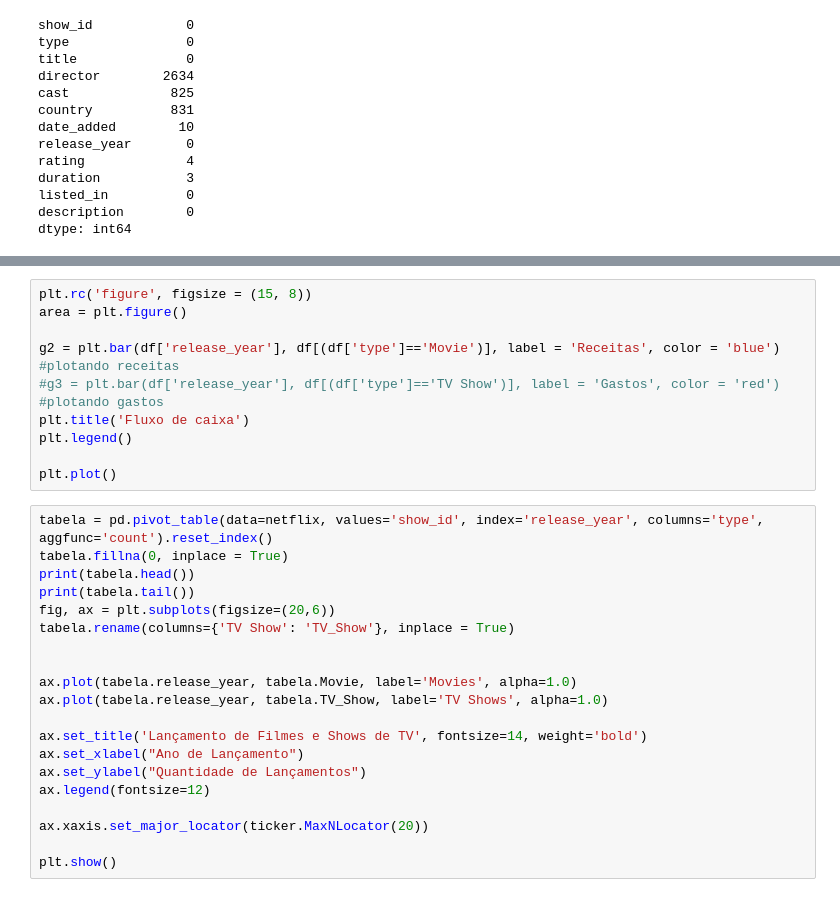
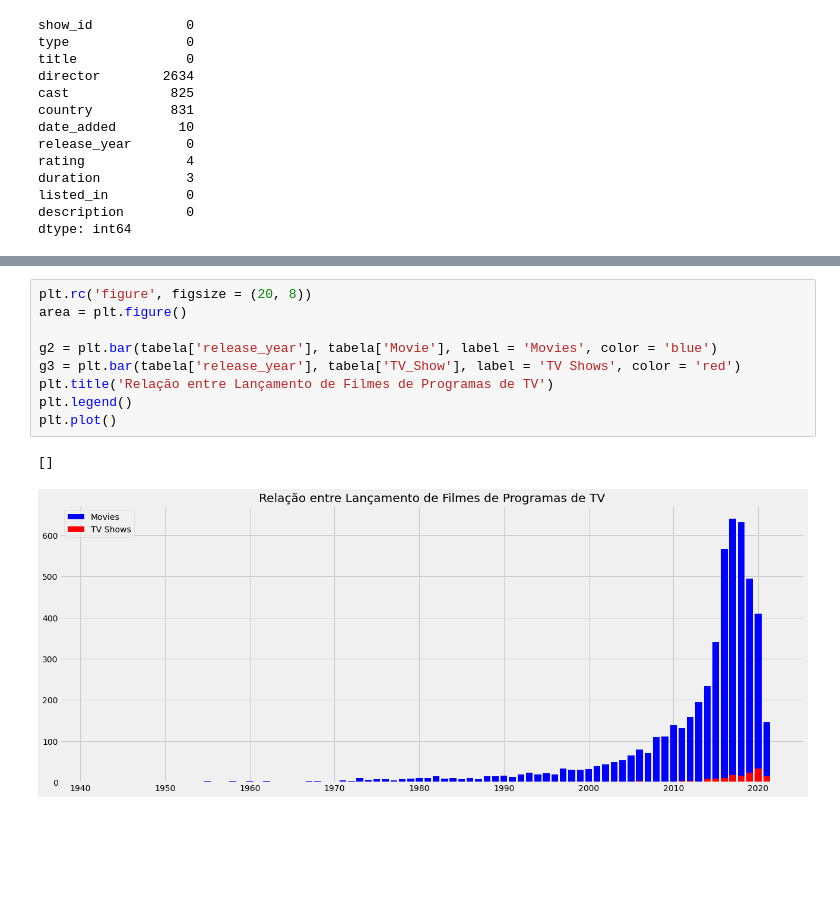
Before and after one commit to NilbertoFreitas/Dataviz, a Jupyter notebook: Dataviz_A2.ipynb, the cells around one changed output, grey strips where cells are left out. Cells and saved outputs as stored; diff of their text form; blank space fills up the shorter version.

```diff
--- a/Dataviz_A2.ipynb
+++ b/Dataviz_A2.ipynb
@@ -113,30 +141,12 @@ Name: type, dtype: int64
 # %%
-plt.rc('figure', figsize = (15, 8))
+plt.rc('figure', figsize = (20, 8))
 area = plt.figure()
 
-g2 = plt.bar(df['release_year'], df[(df['type']=='Movie')], label = 'Receitas', color = 'blue')   #plotando receitas
-#g3 = plt.bar(df['release_year'], df[(df['type']=='TV Show')], label = 'Gastos', color = 'red')     #plotando gastos
-plt.title('Fluxo de caixa')
+g2 = plt.bar(tabela['release_year'], tabela['Movie'], label = 'Movies', color = 'blue')
+g3 = plt.bar(tabela['release_year'], tabela['TV_Show'], label = 'TV Shows', color = 'red')
+plt.title('Relação entre Lançamento de Filmes de Programas de TV')
 plt.legend()
-
 plt.plot()
+# %% [output]
+[]
+[figure, added]
-# %%
-tabela = pd.pivot_table(data=netflix, values='show_id', index='release_year', columns='type', aggfunc='count').reset_index()
-tabela.fillna(0, inplace = True)
-print(tabela.head())
-print(tabela.tail())
-fig, ax = plt.subplots(figsize=(20,6))
-tabela.rename(columns={'TV Show': 'TV_Show'}, inplace = True)
-
-
-ax.plot(tabela.release_year, tabela.Movie, label='Movies', alpha=1.0)
-ax.plot(tabela.release_year, tabela.TV_Show, label='TV Shows', alpha=1.0)
-
-ax.set_title('Lançamento de Filmes e Shows de TV', fontsize=14, weight='bold')
-ax.set_xlabel("Ano de Lançamento")
-ax.set_ylabel("Quantidade de Lançamentos")
-ax.legend(fontsize=12)
-
-ax.xaxis.set_major_locator(ticker.MaxNLocator(20))
-
-plt.show()
```
Also changed, not shown: parts of 6 cells of this notebook.
